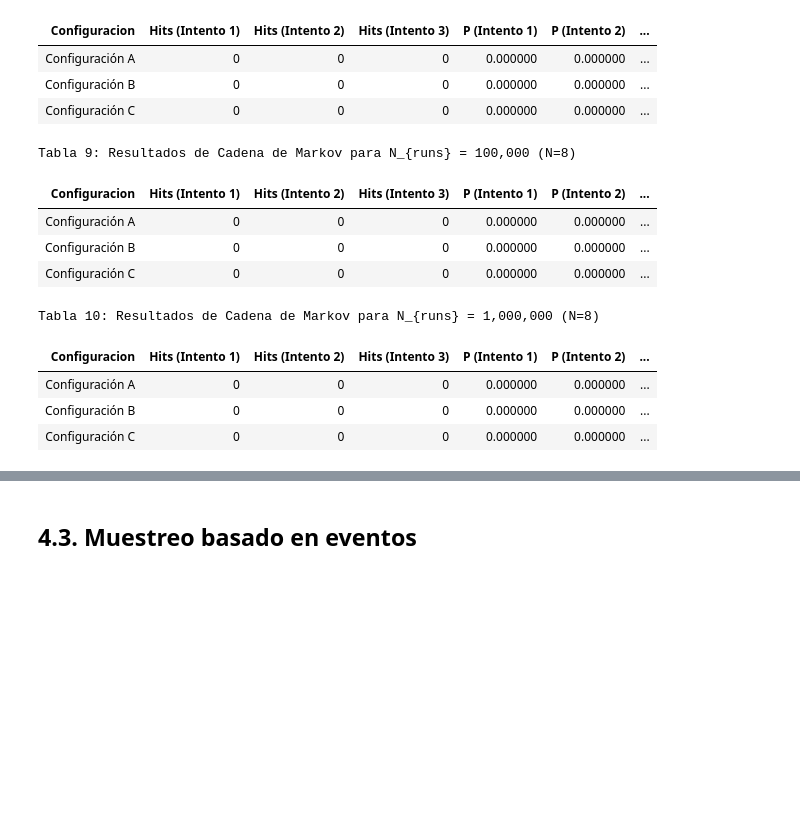
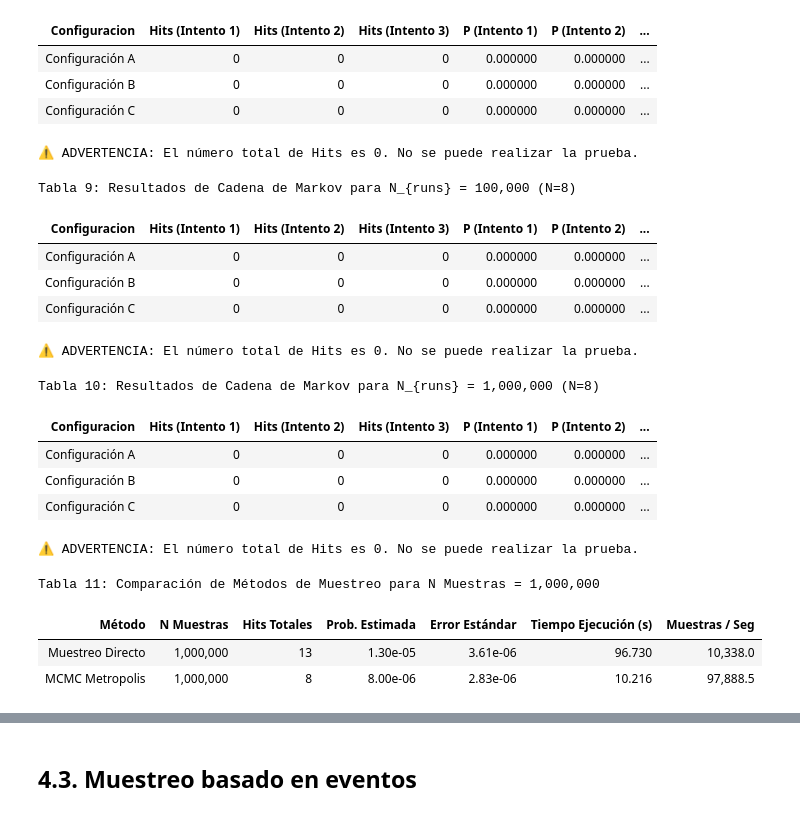
Before and after one commit to julianramirezd/Proyectos_Fisica, a Jupyter notebook: miniproyecto_1/informe_miniproyecto_1.ipynb, the cells around one changed output, grey strips where cells are left out. Drawn from its saved outputs; the diff is of its cells as text; code cells hidden in the pictures; blank space fills up the shorter version.

```diff
--- a/miniproyecto_1/informe_miniproyecto_1.ipynb
+++ b/miniproyecto_1/informe_miniproyecto_1.ipynb
@@ -488,6 +637,17 @@ Tabla 8: Resultados de Cadena de Markov para N_{runs} = 10,000 (N=8)
 | Configuración A | 0 | 0 | 0 | 0.000000 | 0.000000 | ... |
 | Configuración B | 0 | 0 | 0 | 0.000000 | 0.000000 | ... |
 | Configuración C | 0 | 0 | 0 | 0.000000 | 0.000000 | ... |
+# %%
+# Cargar el DataFrame desde el archivo CSV que guardaste
+import pandas as pd
+from src.prueba import probar_equiprobabilidad
+
+df_hits = pd.read_csv("data/resultados_mcmc_N8_1e4.csv")
+
+# Ejecutar la prueba de hipótesis directamente con tu DataFrame
+resultado = probar_equiprobabilidad(df_hits)
+# %% [output]
+⚠️ ADVERTENCIA: El número total de Hits es 0. No se puede realizar la prueba.
 # %%
 import pandas as pd
 
@@ -547,6 +707,17 @@ Tabla 9: Resultados de Cadena de Markov para N_{runs} = 100,000 (N=8)
 | Configuración A | 0 | 0 | 0 | 0.000000 | 0.000000 | ... |
 | Configuración B | 0 | 0 | 0 | 0.000000 | 0.000000 | ... |
 | Configuración C | 0 | 0 | 0 | 0.000000 | 0.000000 | ... |
+# %%
+# Cargar el DataFrame desde el archivo CSV que guardaste
+import pandas as pd
+from src.prueba import probar_equiprobabilidad
+
+df_hits = pd.read_csv("data/resultados_mcmc_N8_1e5.csv")
+
+# Ejecutar la prueba de hipótesis directamente con tu DataFrame
+resultado = probar_equiprobabilidad(df_hits)
+# %% [output]
+⚠️ ADVERTENCIA: El número total de Hits es 0. No se puede realizar la prueba.
 # %%
 import pandas as pd
 
@@ -606,3 +777,41 @@ Tabla 10: Resultados de Cadena de Markov para N_{runs} = 1,000,000 (N=8)
 | Configuración A | 0 | 0 | 0 | 0.000000 | 0.000000 | ... |
 | Configuración B | 0 | 0 | 0 | 0.000000 | 0.000000 | ... |
 | Configuración C | 0 | 0 | 0 | 0.000000 | 0.000000 | ... |
+# %%
+# Cargar el DataFrame desde el archivo CSV que guardaste
+import pandas as pd
+from src.prueba import probar_equiprobabilidad
+
+df_hits = pd.read_csv("data/resultados_mcmc_N8_1e6.csv")
+
+# Ejecutar la prueba de hipótesis directamente con tu DataFrame
+resultado = probar_equiprobabilidad(df_hits)
+# %% [output]
+⚠️ ADVERTENCIA: El número total de Hits es 0. No se puede realizar la prueba.
+# %%
+import pandas as pd
+
+# 1. Cargar el archivo CSV con los resultados
+df = pd.read_csv("data/Tabla_comparativa.csv")
+
+# 2. Extraer el valor de N Muestras para el título
+n_muestras_val = df["N Muestras"].iloc[0]
+
+# 3. Renderizar la tabla usando la misma estructura de Pandas Style
+df.style.set_caption(
+    f"<b>Tabla 11:</b> Comparación de Métodos de Muestreo para N Muestras = {n_muestras_val:,}"
+).format(
+    {
+        "N Muestras": "{:,.0f}",
+        "Hits Totales": "{:,.0f}",
+        "Prob. Estimada": "{:.2e}",
+        "Error Estándar": "{:.2e}",
+        "Tiempo Ejecución (s)": "{:.3f}",
+        "Muestras / Seg": "{:,.1f}",
+    }
+).hide(axis="index")
+# %% [output]
+Tabla 11: Comparación de Métodos de Muestreo para N Muestras = 1,000,000
+| Método | N Muestras | Hits Totales | Prob. Estimada | Error Estándar | Tiempo Ejecución (s) | Muestras / Seg |
+| Muestreo Directo | 1,000,000 | 13 | 1.30e-05 | 3.61e-06 | 96.730 | 10,338.0 |
+| MCMC Metropolis | 1,000,000 | 8 | 8.00e-06 | 2.83e-06 | 10.216 | 97,888.5 |
```
Also changed, not shown: parts of 13 cells of this notebook, 9 other files.
